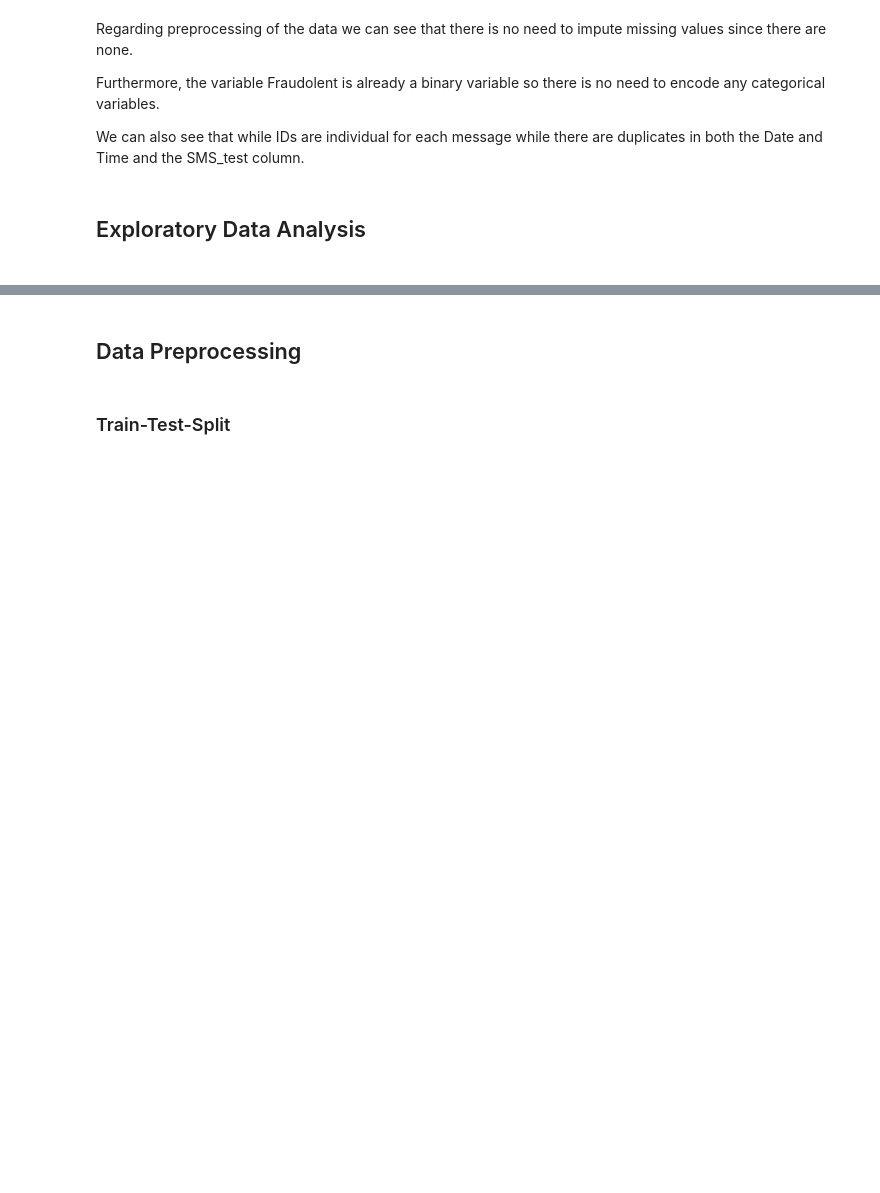
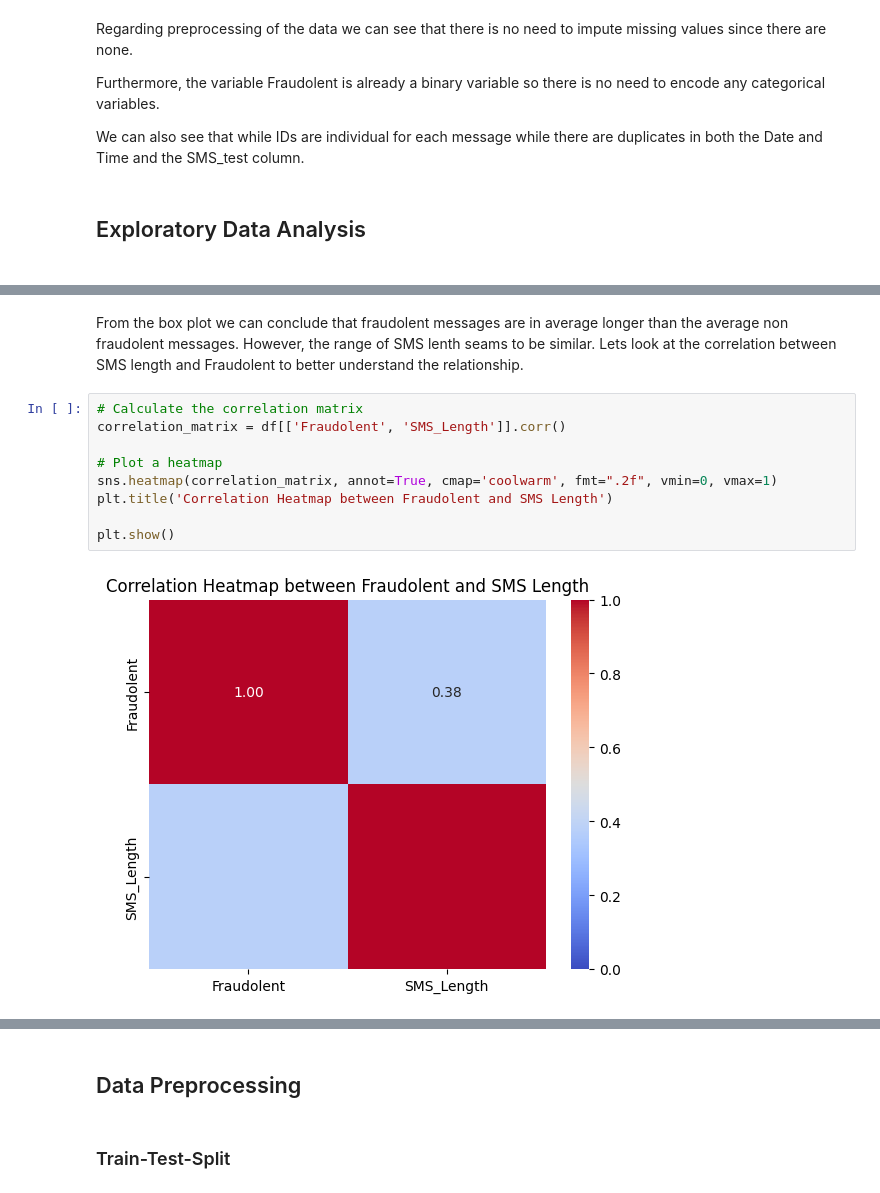
Before and after one commit to birnart/ai_safecom, a Jupyter notebook: main.ipynb, the cells around one changed output, grey strips where cells are left out. Saved outputs shown, nothing was run; the diff lists cells and outputs as text; blank space fills up the shorter version.

```diff
--- a/main.ipynb
+++ b/main.ipynb
@@ -145,0 +159,13 @@ max       1.000000
+# %% [markdown]
+From the box plot we can conclude that fraudolent messages are in average longer than the average non fraudolent messages. However,  the range of SMS lenth seams to be similar. Lets look at the correlation between SMS length and Fraudolent to better understand the relationship.
+# %%
+# Calculate the correlation matrix
+correlation_matrix = df[['Fraudolent', 'SMS_Length']].corr()
+
+# Plot a heatmap
+sns.heatmap(correlation_matrix, annot=True, cmap='coolwarm', fmt=".2f", vmin=0, vmax=1)
+plt.title('Correlation Heatmap between Fraudolent and SMS Length')
+
+plt.show()
+# %% [output]
+[figure, added]
```
Also changed, not shown: parts of 52 cells of this notebook.
